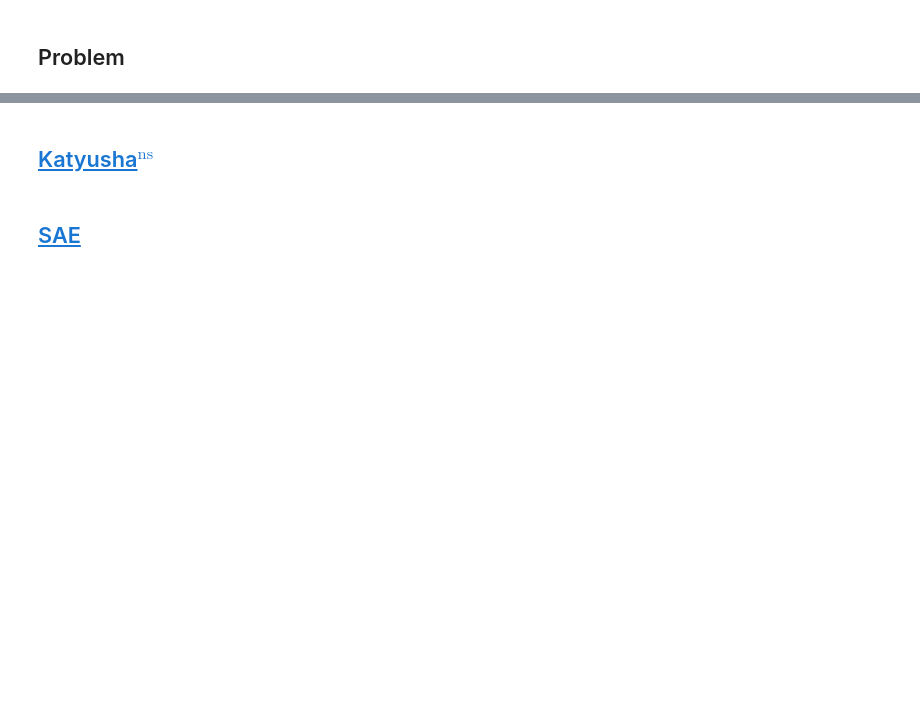
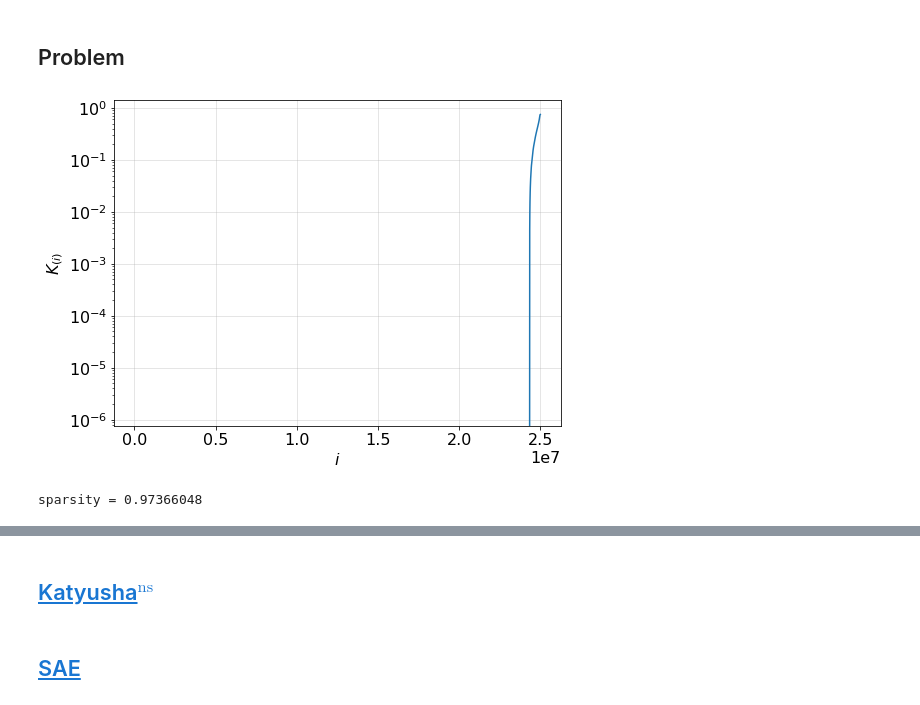
Before and after one commit to dmivilensky/Sliding-for-Kernel-SVM, a Jupyter notebook: kernel_svm_katyusha.ipynb, the cells around one changed output, grey strips where cells are left out. Cells and saved outputs as stored; diff of their text form; code cells hidden in the pictures; blank space fills up the shorter version.

```diff
--- a/kernel_svm_katyusha.ipynb
+++ b/kernel_svm_katyusha.ipynb
@@ -58,0 +67,15 @@ K = np.exp(-GAMMA * norm(X_train[..., :, None, :] - X_train[..., None, :, :], ax
+# %%
+plt.figure(figsize=(8, 6))
+plt.rcParams.update({'font.size': 16})
+
+plt.xlabel('$i$')
+plt.ylabel('$K_{(i)}$')
+plt.semilogy(np.sort(np.abs(K_origin).flatten()))
+plt.grid(alpha=0.4)
+
+plt.show()
+
+print("sparsity =", np.sum(np.abs(K) == 0.0) / size**2)
+# %% [output]
+[figure, added]
+sparsity = 0.97366048
```
Also changed, not shown: parts of 13 cells of this notebook.
